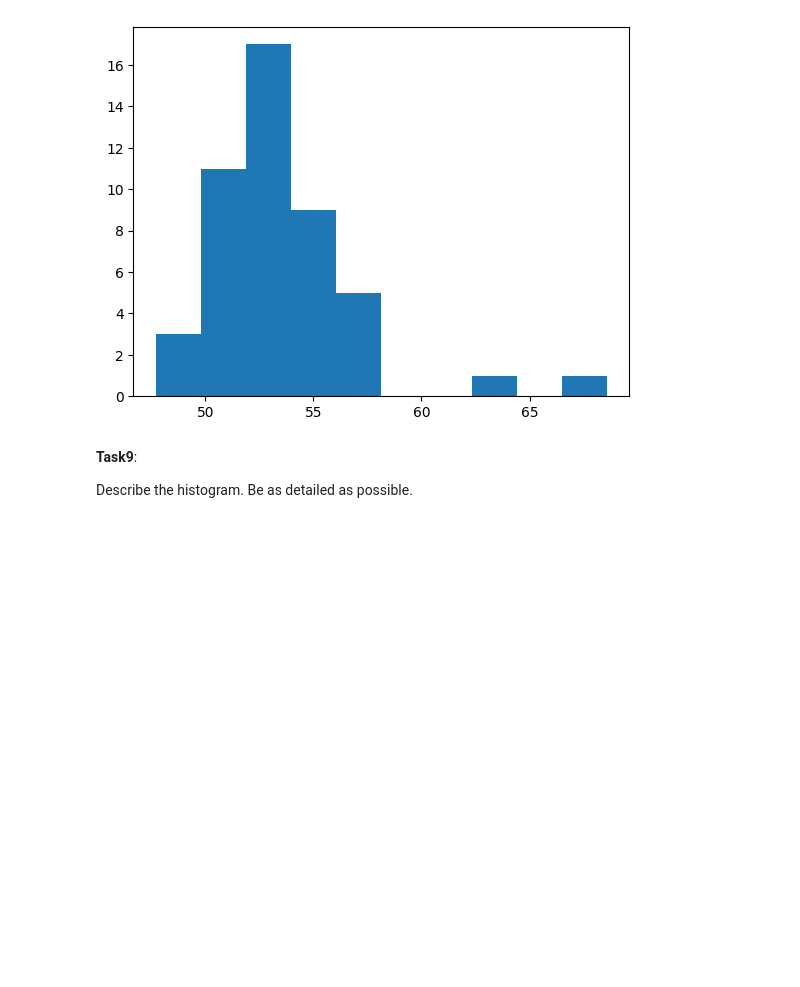
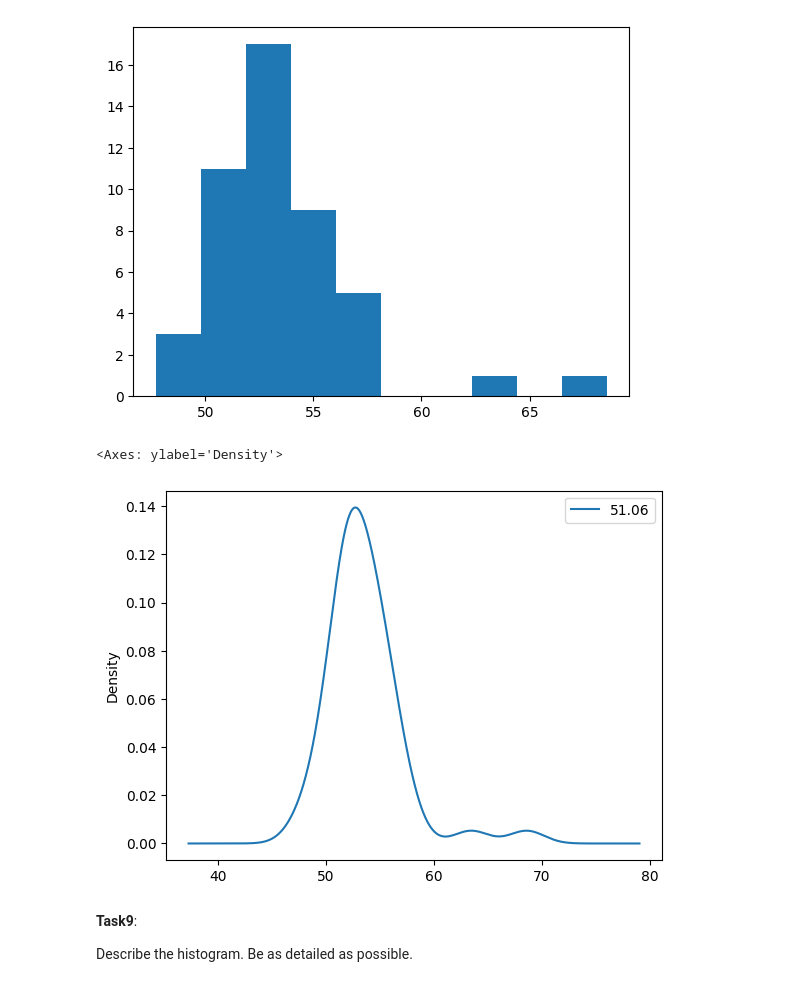
Before and after one commit to mrmaxguns/data-science-fundamentals, a Jupyter notebook: Unit3/Unit3NotesSF.ipynb, the cells around one changed output. Cells and saved outputs as stored; diff of their text form; code cells hidden in the pictures; blank space fills up the shorter version.

```diff
--- a/Unit3/Unit3NotesSF.ipynb
+++ b/Unit3/Unit3NotesSF.ipynb
@@ -366,6 +366,11 @@ plt.hist(data_chemshift)
         64.408, 66.494, 68.58 ]),
  <BarContainer object of 10 artists>)
 [figure]
+# %%
+data_chemshift.plot(kind='kde')
+# %% [output]
+<Axes: ylabel='Density'>
+[figure, added]
 # %% [markdown]
 **Task9**:
 
```
Also changed, not shown: parts of 7 cells of this notebook, 4 other files.
